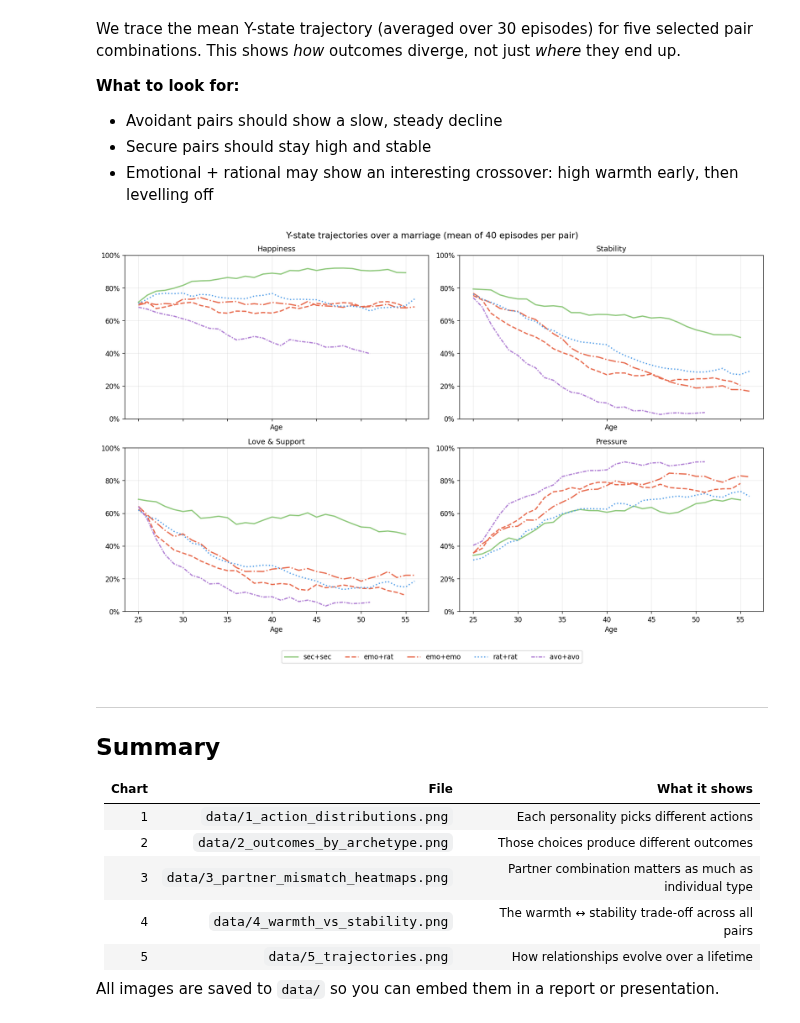
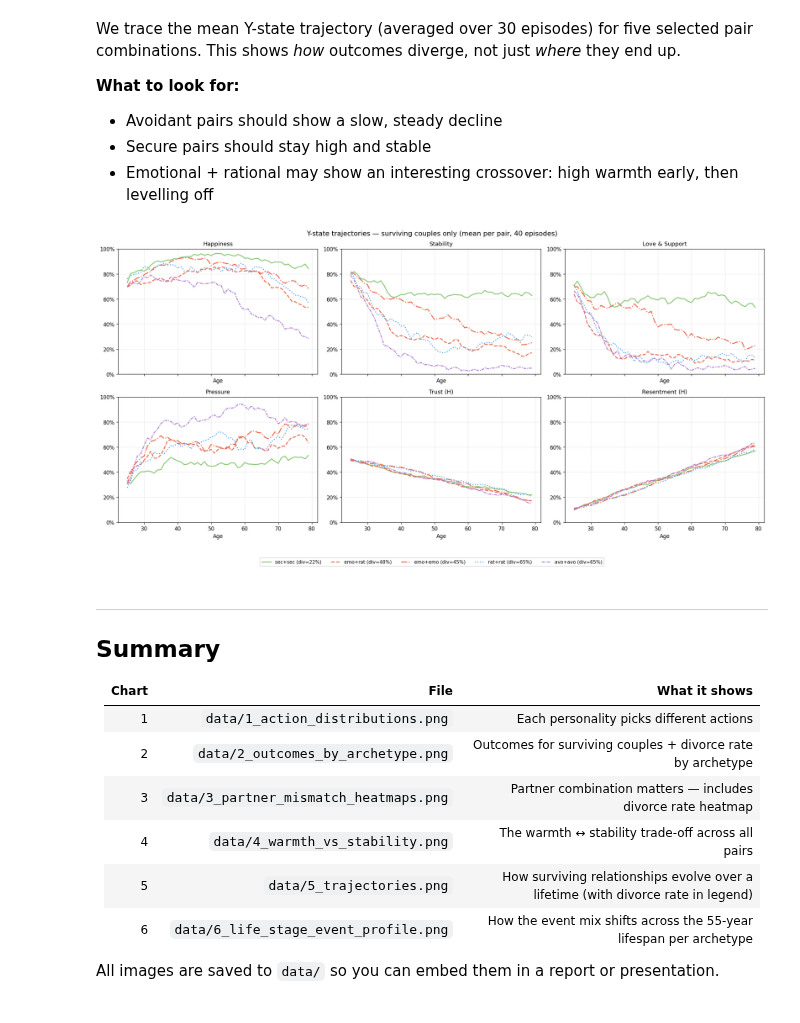
Before and after one commit to IrisXu307/AI-Romantic-Relationship-Simulator, a Jupyter notebook: analysis.ipynb, the cells around one changed output. Saved outputs shown, nothing was run; the diff lists cells and outputs as text; code cells hidden in the pictures.

```diff
--- a/analysis.ipynb
+++ b/analysis.ipynb
@@ -366,45 +398,52 @@ SELECTED_PAIRS = [
     ("emotional", "emotional"),
     ("rational",  "rational"),
     ("avoidant",  "avoidant"),
 ]
 PAIR_STYLES = ["-", "--", "-.", ":", (0, (3, 1, 1, 1))]
-TRAJ_METRICS = ["happiness", "stability", "love_support", "pressure"]
-TRAJ_LABELS  = ["Happiness", "Stability", "Love & Support", "Pressure"]
+TRAJ_METRICS = ["happiness", "stability", "love_support", "pressure", "trust_h", "resentment_h"]
+TRAJ_LABELS  = ["Happiness", "Stability", "Love & Support", "Pressure", "Trust (H)", "Resentment (H)"]
 
-# Use already-computed pair_results; average trajectories across episodes
-def mean_traj(ah, aw, metric):
-    trajs = [r["trajectory"][metric] for r in pair_results[(ah, aw)]]
+def mean_traj(ah, aw, metric, survivors_only=True):
+    recs = pair_results[(ah, aw)]
+    if survivors_only:
+        recs = [r for r in recs if not r["divorced"]]
+    if not recs:
+        return np.array([])
+    trajs = [r["trajectory"][metric] for r in recs]
     min_len = min(len(t) for t in trajs)
     return np.mean([t[:min_len] for t in trajs], axis=0)
 
 ages = np.arange(env.age_start, env.age_end)
 
-fig, axes = plt.subplots(2, 2, figsize=(14, 9), sharex=True)
-fig.suptitle("Y-state trajectories over a marriage (mean of 40 episodes per pair)",
+fig, axes = plt.subplots(2, 3, figsize=(18, 9), sharex=True)
+fig.suptitle("Y-state trajectories — surviving couples only (mean per pair, 40 episodes)",
              fontsize=13)
 
 for ax, metric, label in zip(axes.flat, TRAJ_METRICS, TRAJ_LABELS):
     for (ah, aw), style in zip(SELECTED_PAIRS, PAIR_STYLES):
-        traj = mean_traj(ah, aw, metric)
-        pair_label = f"{ah[:3]}+{aw[:3]}"
+        traj = mean_traj(ah, aw, metric, survivors_only=True)
+        if len(traj) == 0:
+            continue
+        div_rate = np.mean([r["divorced"] for r in pair_results[(ah, aw)]])
+        pair_label = f"{ah[:3]}+{aw[:3]} (div={div_rate:.0%})"
         color = ARCH_COLORS[ah]
         ax.plot(ages[:len(traj)], traj, linestyle=style,
                 color=color, linewidth=1.8, label=pair_label)
     ax.set_ylim(0, 1)
     ax.set_title(label, fontsize=11)
     ax.yaxis.set_major_formatter(mticker.PercentFormatter(xmax=1))
     ax.set_xlabel("Age")
     ax.grid(True, alpha=0.25)
 
 handles, labels = axes.flat[0].get_legend_handles_labels()
 fig.legend(handles, labels, loc="lower center", ncol=len(SELECTED_PAIRS),
-           fontsize=10, bbox_to_anchor=(0.5, -0.02))
+           fontsize=9, bbox_to_anchor=(0.5, -0.02))
 
-plt.tight_layout(rect=[0, 0.04, 1, 1])
+plt.tight_layout(rect=[0, 0.05, 1, 1])
 plt.savefig("data/5_trajectories.png", dpi=120, bbox_inches="tight")
 plt.show()
 # %% [output]
-[figure, old version]
+[figure, new version]
 # %% [markdown]
 ---
 ## Summary
@@ -412,9 +451,10 @@ plt.show()
 | Chart | File | What it shows |
 |---|---|---|
 | 1 | `data/1_action_distributions.png` | Each personality picks different actions |
-| 2 | `data/2_outcomes_by_archetype.png` | Those choices produce different outcomes |
-| 3 | `data/3_partner_mismatch_heatmaps.png` | Partner combination matters as much as individual type |
+| 2 | `data/2_outcomes_by_archetype.png` | Outcomes for surviving couples + divorce rate by archetype |
+| 3 | `data/3_partner_mismatch_heatmaps.png` | Partner combination matters — includes divorce rate heatmap |
 | 4 | `data/4_warmth_vs_stability.png` | The warmth ↔ stability trade-off across all pairs |
-| 5 | `data/5_trajectories.png` | How relationships evolve over a lifetime |
+| 5 | `data/5_trajectories.png` | How surviving relationships evolve over a lifetime (with divorce rate in legend) |
+| 6 | `data/6_life_stage_event_profile.png` | How the event mix shifts across the 55-year lifespan per archetype |
 
 All images are saved to `data/` so you can embed them in a report or presentation.
```
Also changed, not shown: parts of 8 cells of this notebook, 5 other files.
